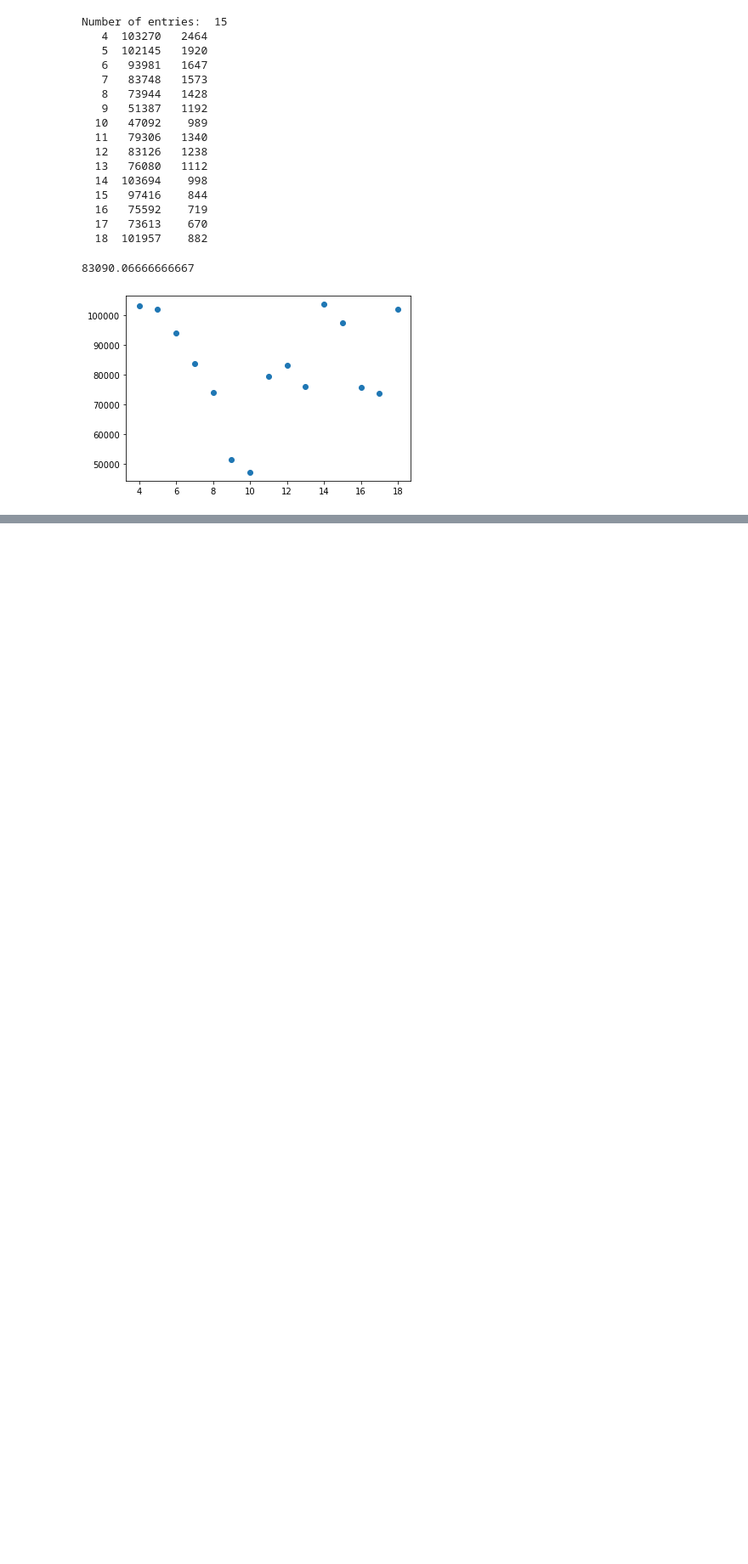
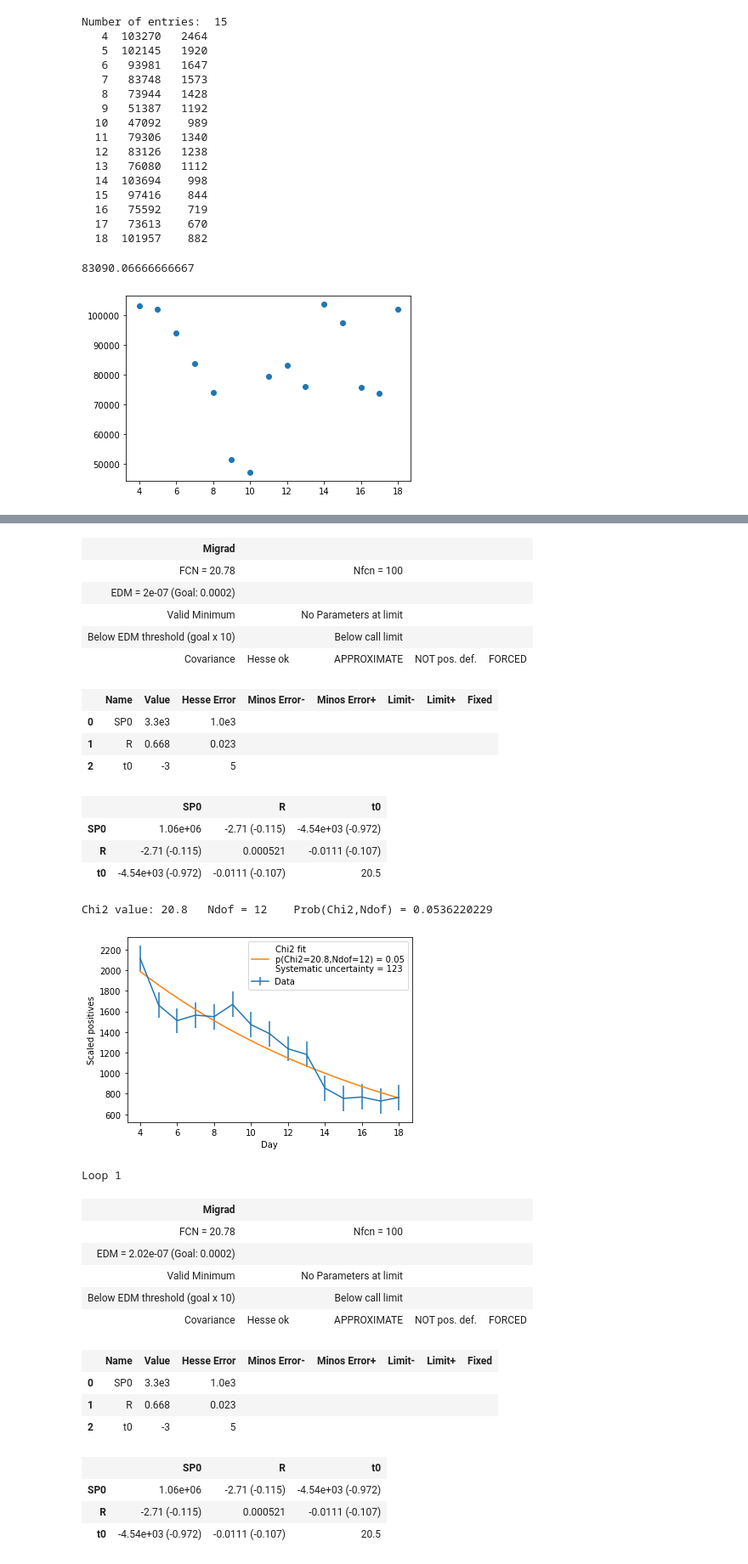
Before and after one commit to NathanvdBerg/AppStat-ProblemSet-2021, a Jupyter notebook: Problem 5.2.ipynb, the cells around one changed output, grey strips where cells are left out. Shown: that part at 85% size. Saved outputs shown, nothing was run; the diff lists cells and outputs as text; code cells hidden in the pictures; blank space fills up the shorter version.

```diff
--- a/Problem 5.2.ipynb
+++ b/Problem 5.2.ipynb
@@ -119,0 +127,45 @@ Chi2 value: 21.0   Ndof = 12    Prob(Chi2,Ndof) = 0.0500377832
+# %%
+# Simulate the uncertainty on tG
+def SP_func_2(t, SP0, R, t0):
+    global tG # Totally not dangerous to do, nope, not at all
+    return SP0 * R**((t-t0)/tG)
+# %%
+N_trials = 1000 # Number of different tG's that will be tested
+forced_sigma_SP = 123
+
+R_values = np.zeros(N_trials)
+for i in range(N_trials):
+    print(f'Loop {i}')
+    tG = np.random.normal(loc=4.7,scale=1.0) # Randomly choose a value for tG
+
+    # Plot the first 5
+    if i < 5:
+        # Do a chi2 fit
+        minuit_chi2, Ndof_value, p_value = do_a_chi2_fit(date, scaled_positives, forced_sigma_SP, SP_func_2, [10000, 0.5, 0])
+
+
+        x_axis = np.linspace(np.min(date), np.max(date), 1000)
+        y_axis = SP_func_2(x_axis,*minuit_chi2.values)
+
+        fig2, ax2 = plt.subplots()
+        ax2.errorbar(date, scaled_positives, yerr=forced_sigma_SP, label='Data')
+        label_string = f'Chi2 fit\n' + \
+                    f'p(Chi2={minuit_chi2.fval:.1f},Ndof={Ndof_value:d}) = {p_value:.2f}\n' + \
+                    f'Systematic uncertainty = {forced_sigma_SP}'
+        ax2.plot(x_axis, y_axis,label=label_string)
+
+        ax2.set_xlabel(r'Day')
+        ax2.set_ylabel(r'Scaled positives')
+
+        #ax2.set_xscale('log')
+        #ax2.set_yscale('log')
+
+        ax2.legend()
+
+        plt.show()
+    else:
+        minuit_chi2, Ndof_value, p_value = do_a_chi2_fit(date, scaled_positives, forced_sigma_SP, SP_func_2, [10000, 0.5, 0], verbose=False)
+
+    R_values[i] = minuit_chi2.values[1]
+print(R_values)
+# %% [output]
@@ -119,0 +173,31 @@ Chi2 value: 21.0   Ndof = 12    Prob(Chi2,Ndof) = 0.0500377832
+| Migrad |  |  |  |  |
+| FCN = 20.78 |  | Nfcn = 100 |  |  |
+| EDM = 2e-07 (Goal: 0.0002) |  |  |  |  |
+| Valid Minimum |  | No Parameters at limit |  |  |
+| Below EDM threshold (goal x 10) |  | Below call limit |  |  |
+| Covariance | Hesse ok | APPROXIMATE | NOT pos. def. | FORCED |
+|  | Name | Value | Hesse Error | Minos Error- | Minos Error+ | Limit- | Limit+ | Fixed |
+| 0 | SP0 | 3.3e3 | 1.0e3 |  |  |  |  |  |
+| 1 | R | 0.668 | 0.023 |  |  |  |  |  |
+| 2 | t0 | -3 | 5 |  |  |  |  |  |
+|  | SP0 | R | t0 |
+| SP0 | 1.06e+06 | -2.71 (-0.115) | -4.54e+03 (-0.972) |
+| R | -2.71 (-0.115) | 0.000521 | -0.0111 (-0.107) |
+| t0 | -4.54e+03 (-0.972) | -0.0111 (-0.107) | 20.5 |
+Chi2 value: 20.8   Ndof = 12    Prob(Chi2,Ndof) = 0.0536220229
+[figure, added]
+Loop 1
+| Migrad |  |  |  |  |
+| FCN = 20.78 |  | Nfcn = 100 |  |  |
+| EDM = 2.02e-07 (Goal: 0.0002) |  |  |  |  |
+| Valid Minimum |  | No Parameters at limit |  |  |
+| Below EDM threshold (goal x 10) |  | Below call limit |  |  |
+| Covariance | Hesse ok | APPROXIMATE | NOT pos. def. | FORCED |
+|  | Name | Value | Hesse Error | Minos Error- | Minos Error+ | Limit- | Limit+ | Fixed |
+| 0 | SP0 | 3.3e3 | 1.0e3 |  |  |  |  |  |
+| 1 | R | 0.668 | 0.023 |  |  |  |  |  |
+| 2 | t0 | -3 | 5 |  |  |  |  |  |
+|  | SP0 | R | t0 |
+| SP0 | 1.06e+06 | -2.71 (-0.115) | -4.54e+03 (-0.972) |
+| R | -2.71 (-0.115) | 0.000521 | -0.0111 (-0.107) |
+| t0 | -4.54e+03 (-0.972) | -0.0111 (-0.107) | 20.5 |
```
Also changed, not shown: parts of 4 cells of this notebook, 2 other files.
